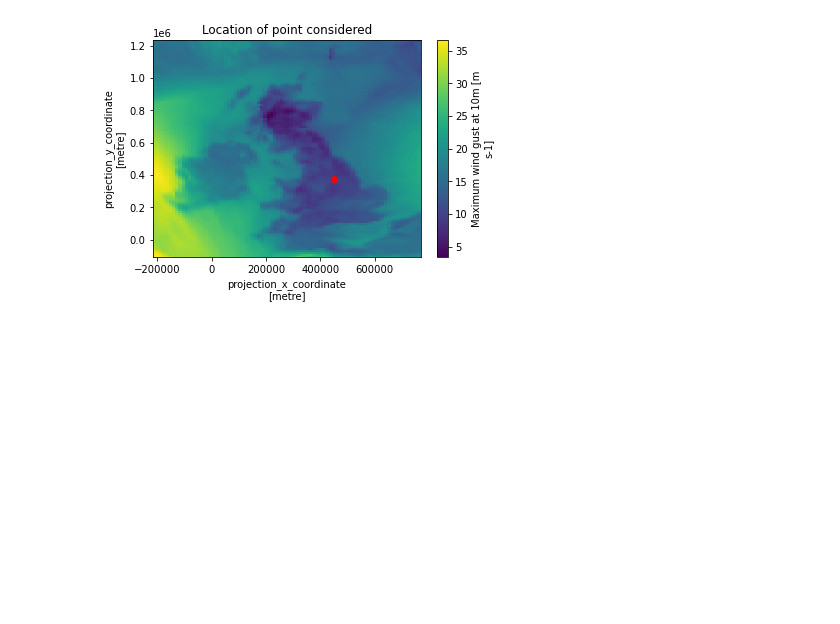
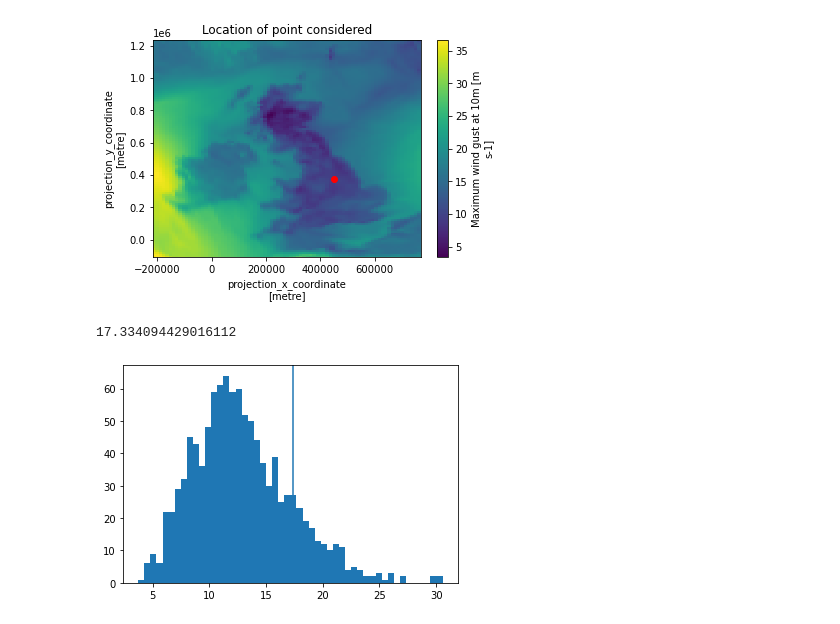
Before and after one commit to dantsai123/wind, a Jupyter notebook: single_point.ipynb, the cells around one changed output. Saved outputs shown, nothing was run; the diff lists cells and outputs as text; code cells hidden in the pictures; blank space fills up the shorter version.

```diff
--- a/single_point.ipynb
+++ b/single_point.ipynb
@@ -33,6 +45,16 @@ plt.scatter([wsgsmax_field.projection_x_coordinate[x]], [wsgsmax_field.projectio
 plt.show()
 # %% [output]
 [figure]
+# %%
+# Take a look at what extreme values of wsgsmax look like, in our area and timeframe
+plt.hist(train_wsgsmax.reshape(-1), bins=50)
+percentile = np.percentile(train_wsgsmax, 85)
+print(percentile)
+plt.axvline(percentile)
+plt.show()
+# %% [output]
+17.334094429016112
+[figure, added]
 # %%
 fig, axes = plt.subplots(len(input_field_names), figsize=(8,8))
 for i, (name, ax) in enumerate(zip(input_field_names, axes)):
```
Also changed, not shown: parts of 11 cells of this notebook.
